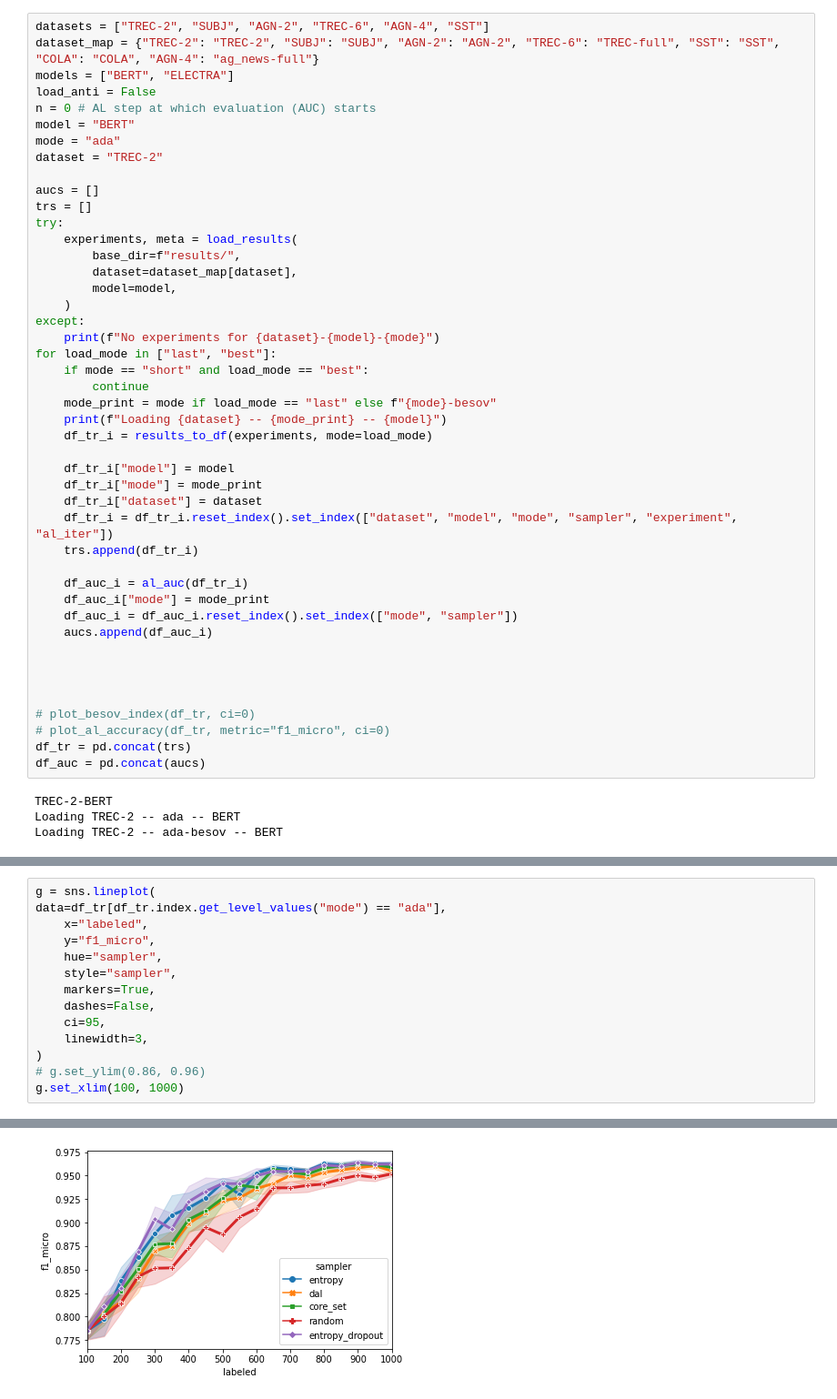
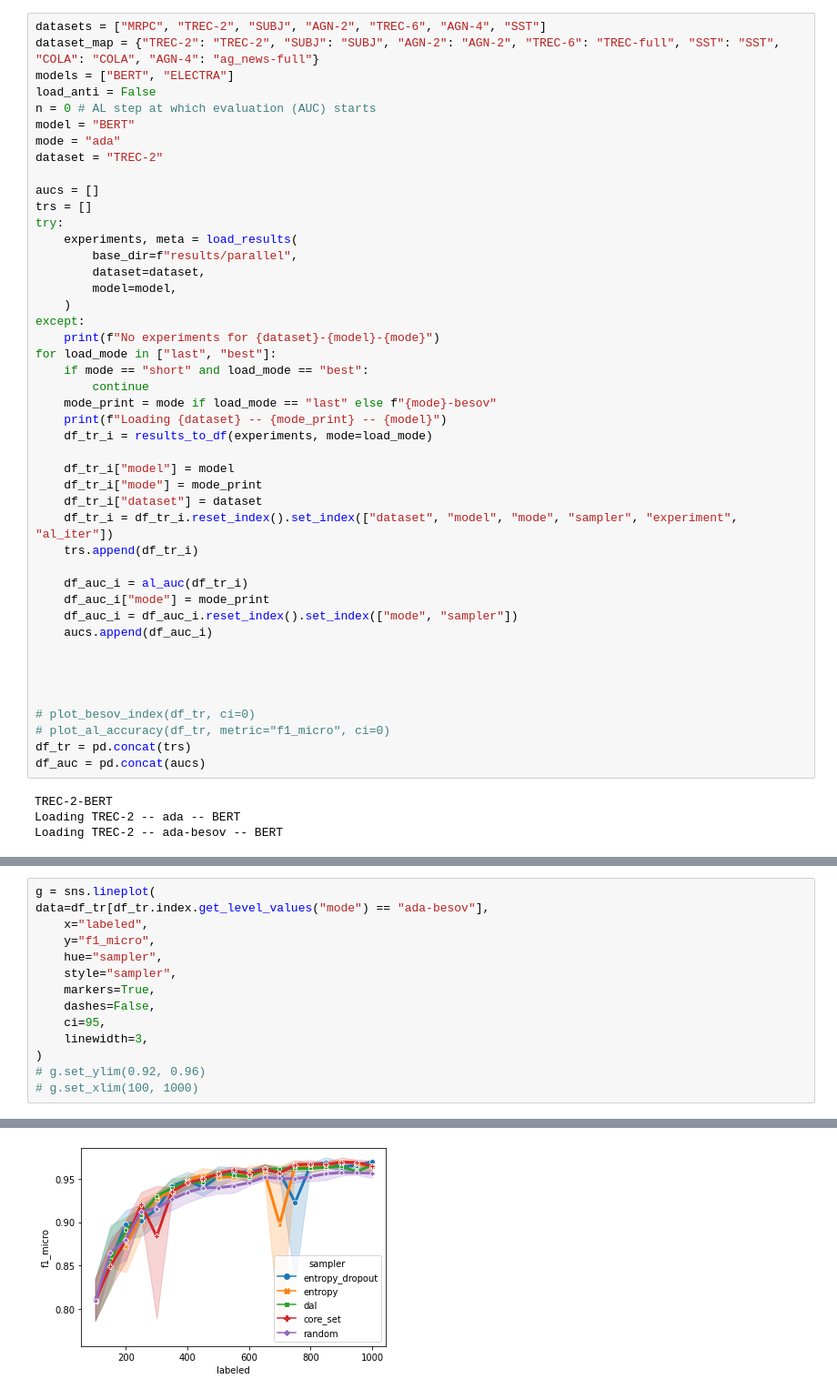
Before and after one commit to josipjukic/adapter-al, a Jupyter notebook: tinkering.ipynb, the cells around one changed output, grey strips where cells are left out. Shown at 91% size. Drawn from its saved outputs; the diff is of its cells as text.

```diff
--- a/tinkering.ipynb
+++ b/tinkering.ipynb
@@ -60,7 +58,7 @@ from dataloaders import *
 from util import Config
 from viz_utils import *
 # %%
-datasets = ["TREC-2", "SUBJ", "AGN-2", "TREC-6", "AGN-4", "SST"]
+datasets = ["MRPC", "TREC-2", "SUBJ", "AGN-2", "TREC-6", "AGN-4", "SST"]
 dataset_map = {"TREC-2": "TREC-2", "SUBJ": "SUBJ", "AGN-2": "AGN-2", "TREC-6": "TREC-full", "SST": "SST", "COLA": "COLA", "AGN-4": "ag_news-full"}
 models = ["BERT", "ELECTRA"]
 load_anti = False
@@ -73,8 +71,8 @@ aucs = []
 trs = []
 try:
     experiments, meta = load_results(
-        base_dir=f"results/",
-        dataset=dataset_map[dataset],
+        base_dir=f"results/parallel",
+        dataset=dataset,
         model=model,
     )
 except:
@@ -137,6 +109,6 @@ df_tr[df_tr.index.get_level_values("mode") == "ada-besov"]
 # %%
 g = sns.lineplot(
-data=df_tr[df_tr.index.get_level_values("mode") == "ada"],
+data=df_tr[df_tr.index.get_level_values("mode") == "ada-besov"],
     x="labeled",
     y="f1_micro",
     hue="sampler",
@@ -146,6 +118,6 @@ data=df_tr[df_tr.index.get_level_values("mode") == "ada"],
     ci=95,
     linewidth=3,
 )
-# g.set_ylim(0.86, 0.96)
-g.set_xlim(100, 1000)
+# g.set_ylim(0.92, 0.96)
+# g.set_xlim(100, 1000)
 # %% [output]
@@ -153 +124 @@ g.set_xlim(100, 1000)
-[figure, old version]
+[figure, new version]
```
Also changed, not shown: parts of 5 cells of this notebook, 3 other files.
